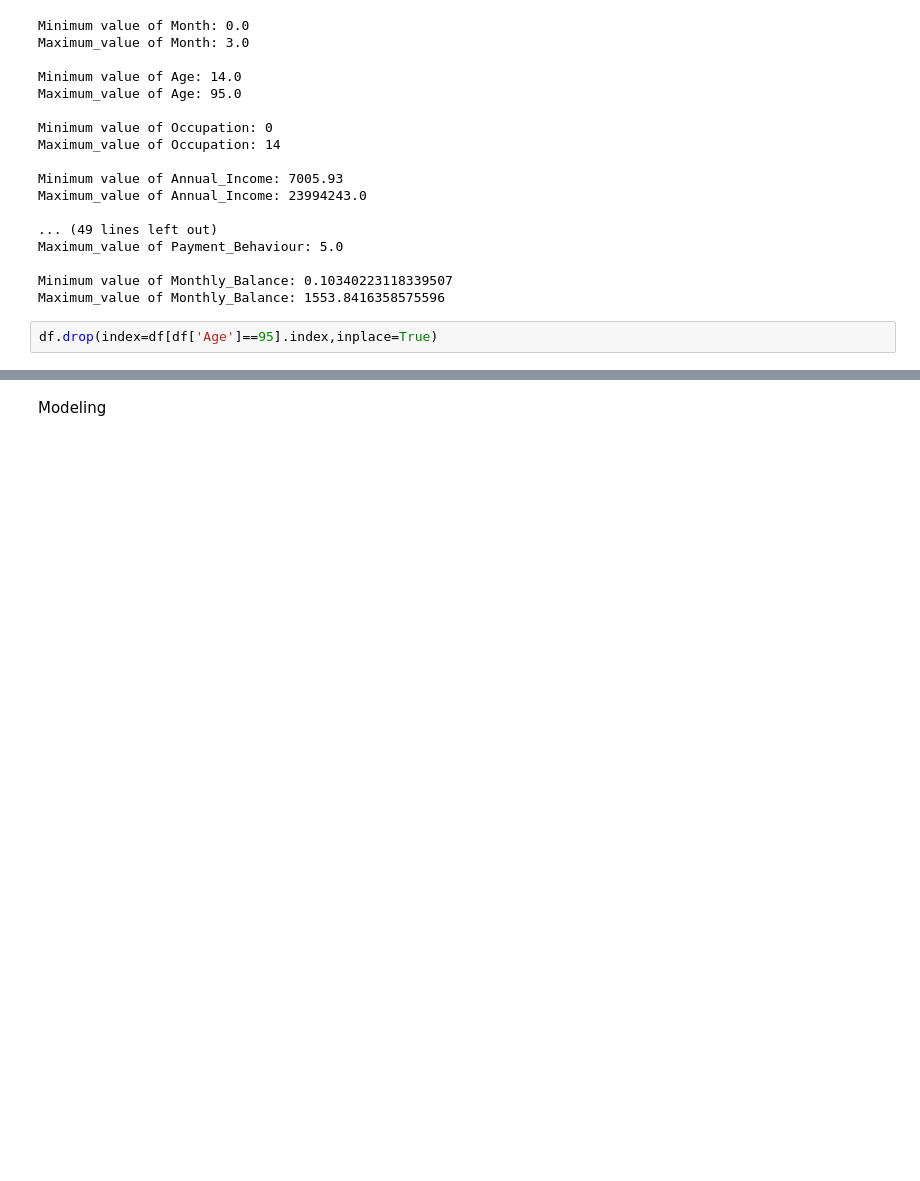
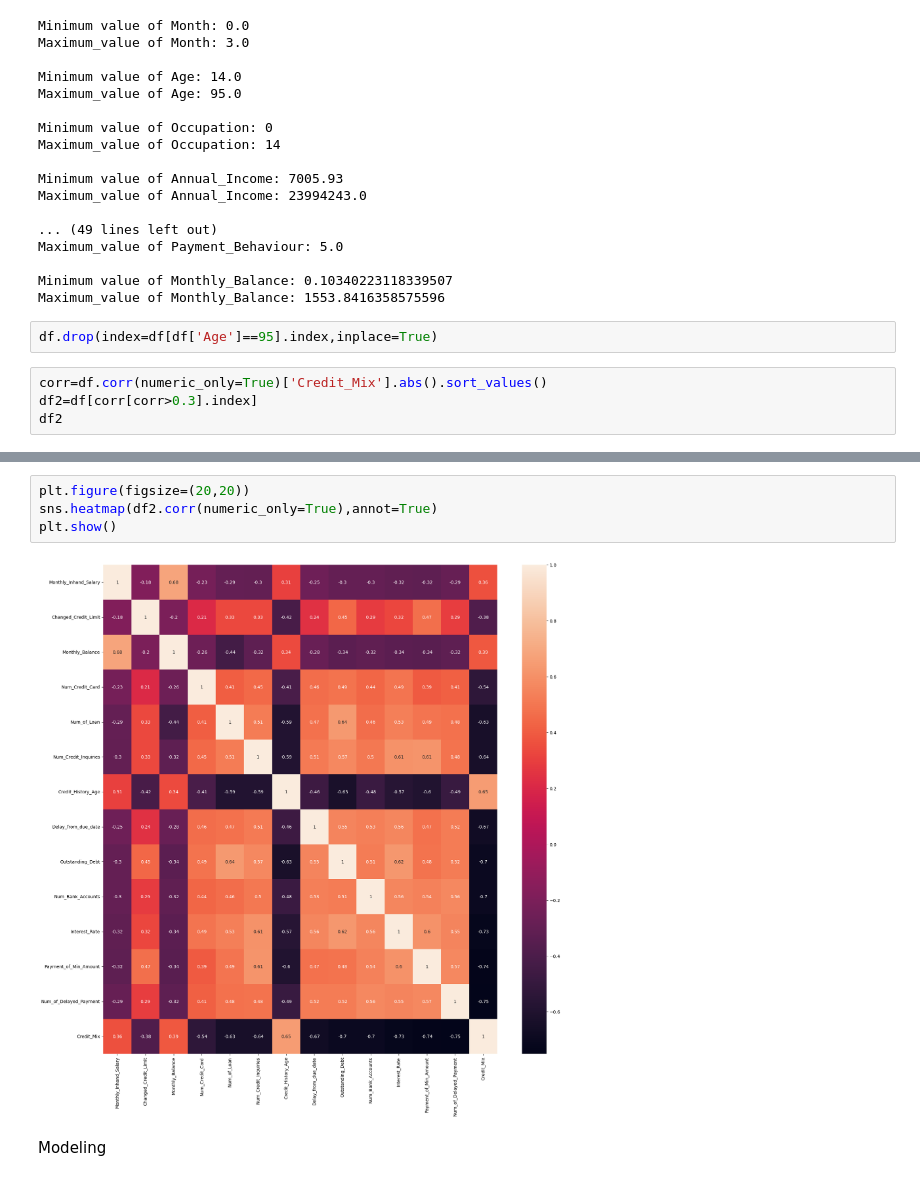
Before and after one commit to Anson369/Credit-card-status-prediction, a Jupyter notebook: credit_score.ipynb, the cells around one changed output, grey strips where cells are left out. Cells and saved outputs as stored; diff of their text form; blank space fills up the shorter version.

```diff
--- a/credit_score.ipynb
+++ b/credit_score.ipynb
@@ -469,3 +468,7 @@ Minimum value of Monthly_Balance: 0.10340223118339507
 Maximum_value of Monthly_Balance: 1553.8416358575596
 # %%
 df.drop(index=df[df['Age']==95].index,inplace=True)
+# %%
+corr=df.corr(numeric_only=True)['Credit_Mix'].abs().sort_values()
+df2=df[corr[corr>0.3].index]
+df2
@@ -472,3 +489,9 @@ df.drop(index=df[df['Age']==95].index,inplace=True)
+# %%
+plt.figure(figsize=(20,20))
+sns.heatmap(df2.corr(numeric_only=True),annot=True)
+plt.show()
+# %% [output]
+[figure, added]
 # %% [markdown]
 Modeling
 # %%
```
Also changed, not shown: parts of 13 cells of this notebook, 2 other files.
